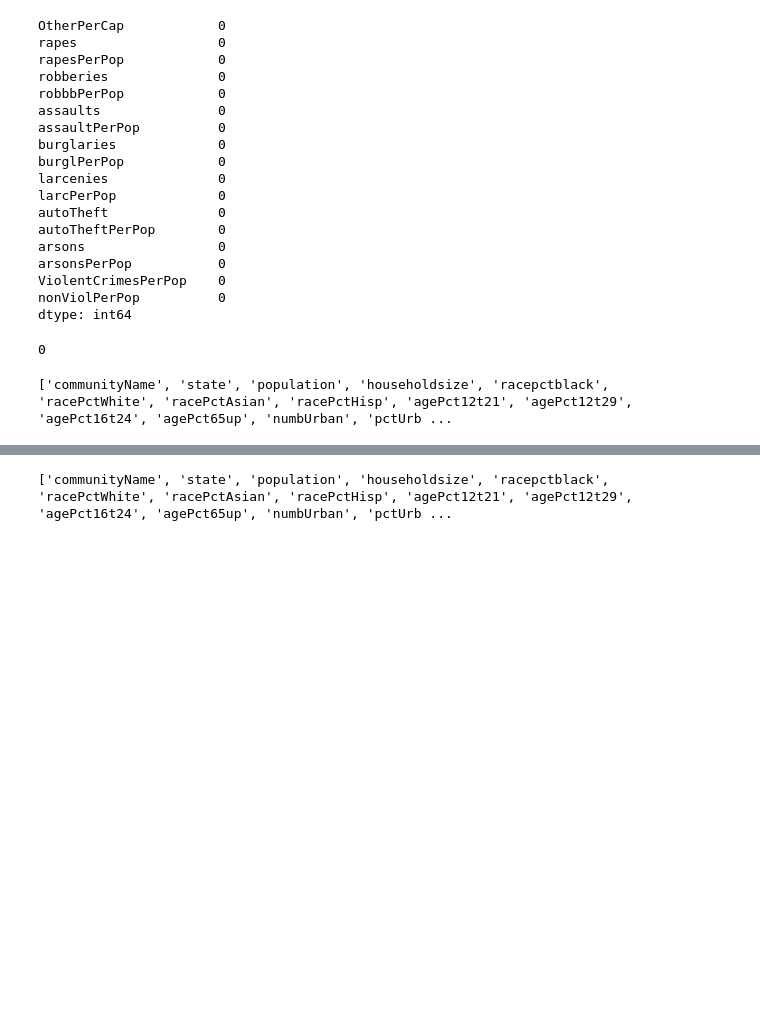
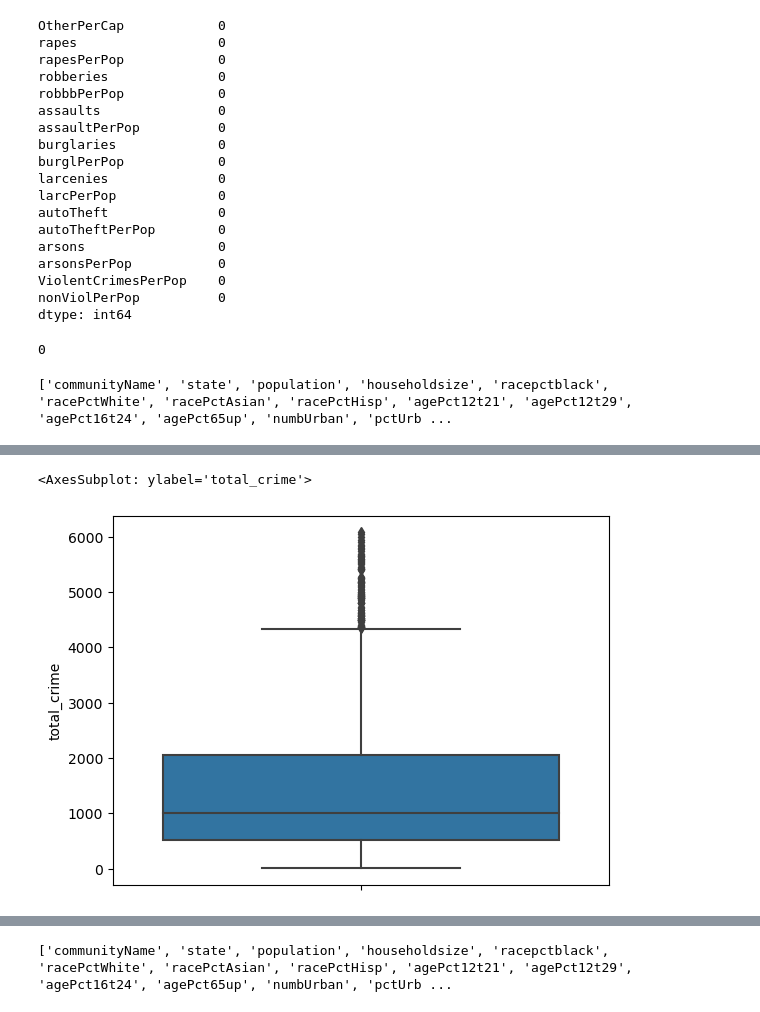
Before and after one commit to Fatimajavid/PredictingCrimesintheUS, a Jupyter notebook: Project.ipynb, the cells around one changed output, grey strips where cells are left out. Saved outputs shown, nothing was run; the diff lists cells and outputs as text; code cells hidden in the pictures; blank space fills up the shorter version.

```diff
--- a/Project.ipynb
+++ b/Project.ipynb
@@ -171,3 +206,8 @@ df["total_crime"] = df["murders"] + df["rapes"] + df["robberies"] + df["assaults
+# %%
+sns.boxplot(data=df, y='total_crime')
+# %% [output]
+<AxesSubplot: ylabel='total_crime'>
+[figure, added]
 # %%
 df.head(10)
 # %% [output]
```
Also changed, not shown: parts of 22 cells of this notebook.
